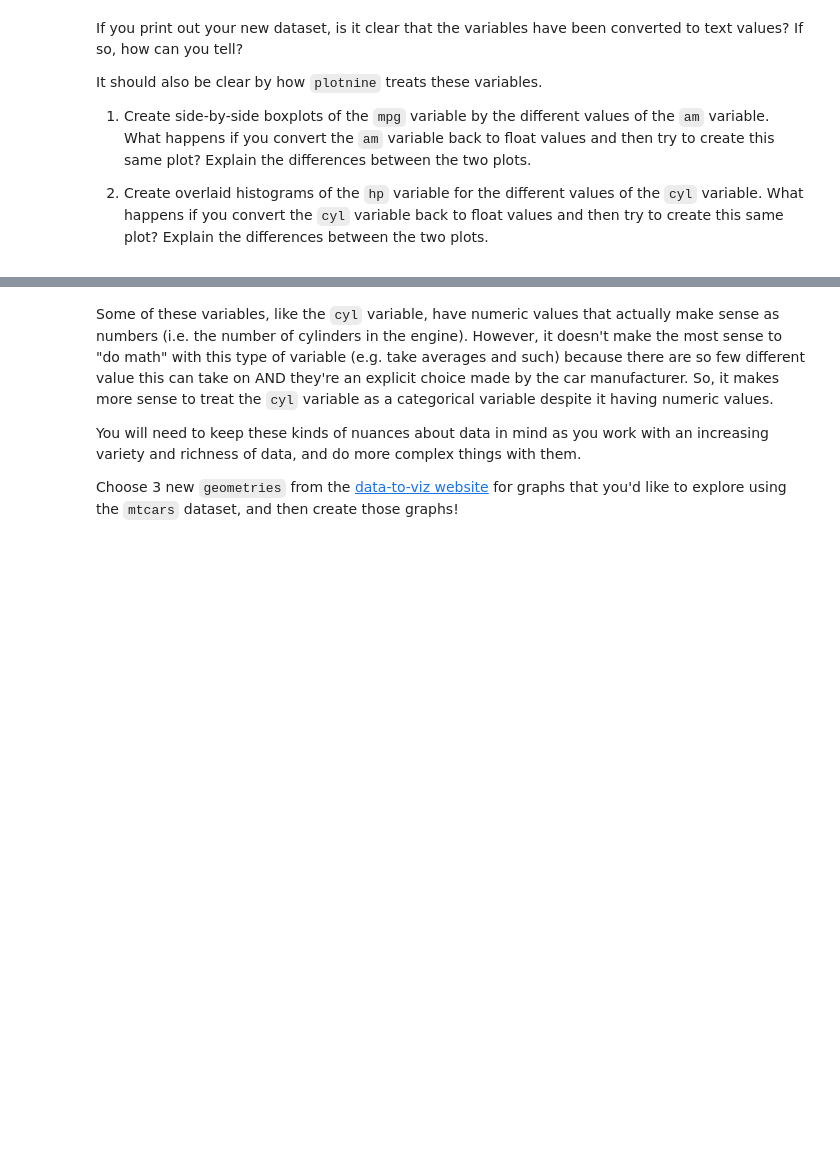
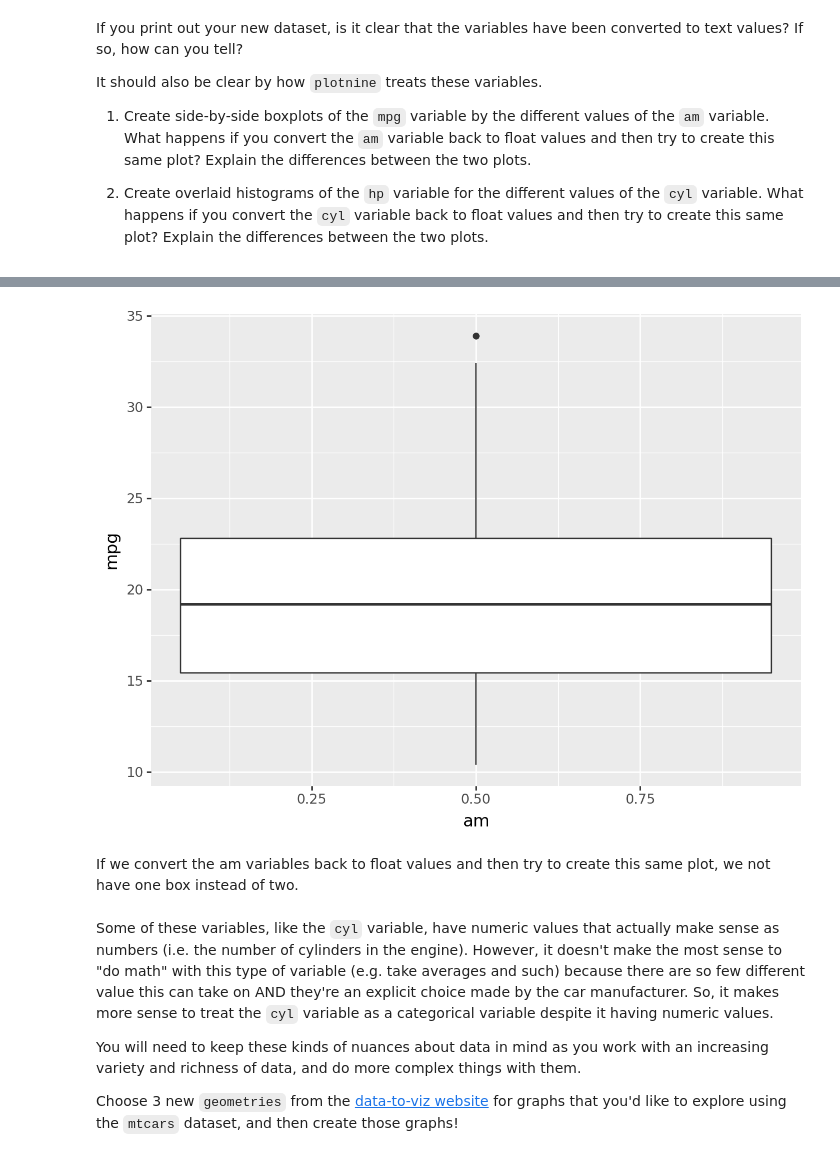
Before and after one commit to summerchurby/GSB-544, a Jupyter notebook: Introduction_to_Data_Viz_Using_mtcars_Dataset.ipynb, the cells around one changed output, grey strips where cells are left out. Saved outputs shown, nothing was run; the diff lists cells and outputs as text; code cells hidden in the pictures; blank space fills up the shorter version.

```diff
--- a/Introduction_to_Data_Viz_Using_mtcars_Dataset.ipynb
+++ b/Introduction_to_Data_Viz_Using_mtcars_Dataset.ipynb
@@ -75,3 +86,14 @@ It should also be clear by how `plotnine` treats these variables.
+# %%
+df["am"] = df["am"].astype(float)
+
+(ggplot(df,
+    aes(x = "am", y = "mpg")) +
+    geom_boxplot()
+    )
+# %% [output]
+[figure, added]
+# %% [markdown]
+If we convert the am variables back to float values and then try to create this same plot, we not have one box instead of two.
 # %%
 # Create plot for (2) here
 # %% [markdown]
```
Also changed, not shown: parts of 3 cells of this notebook.
